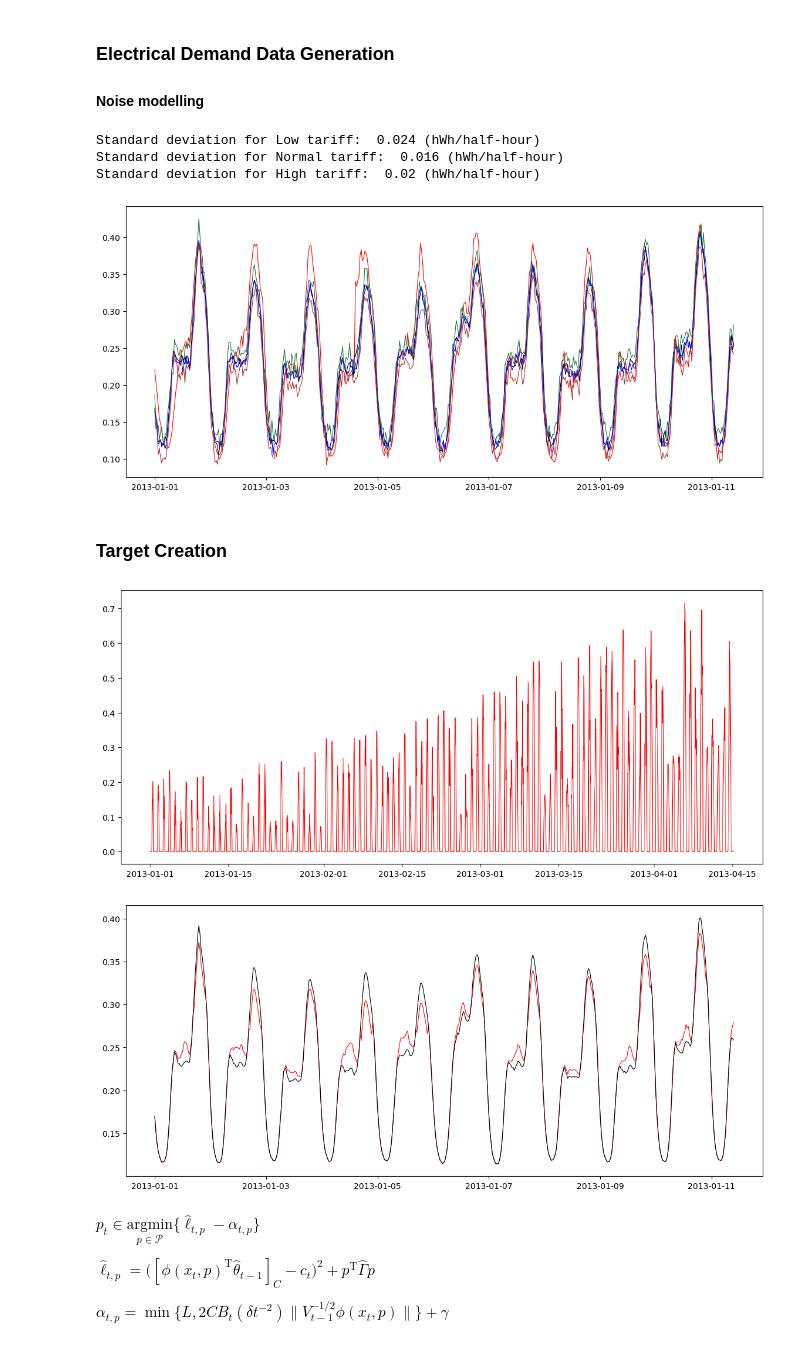
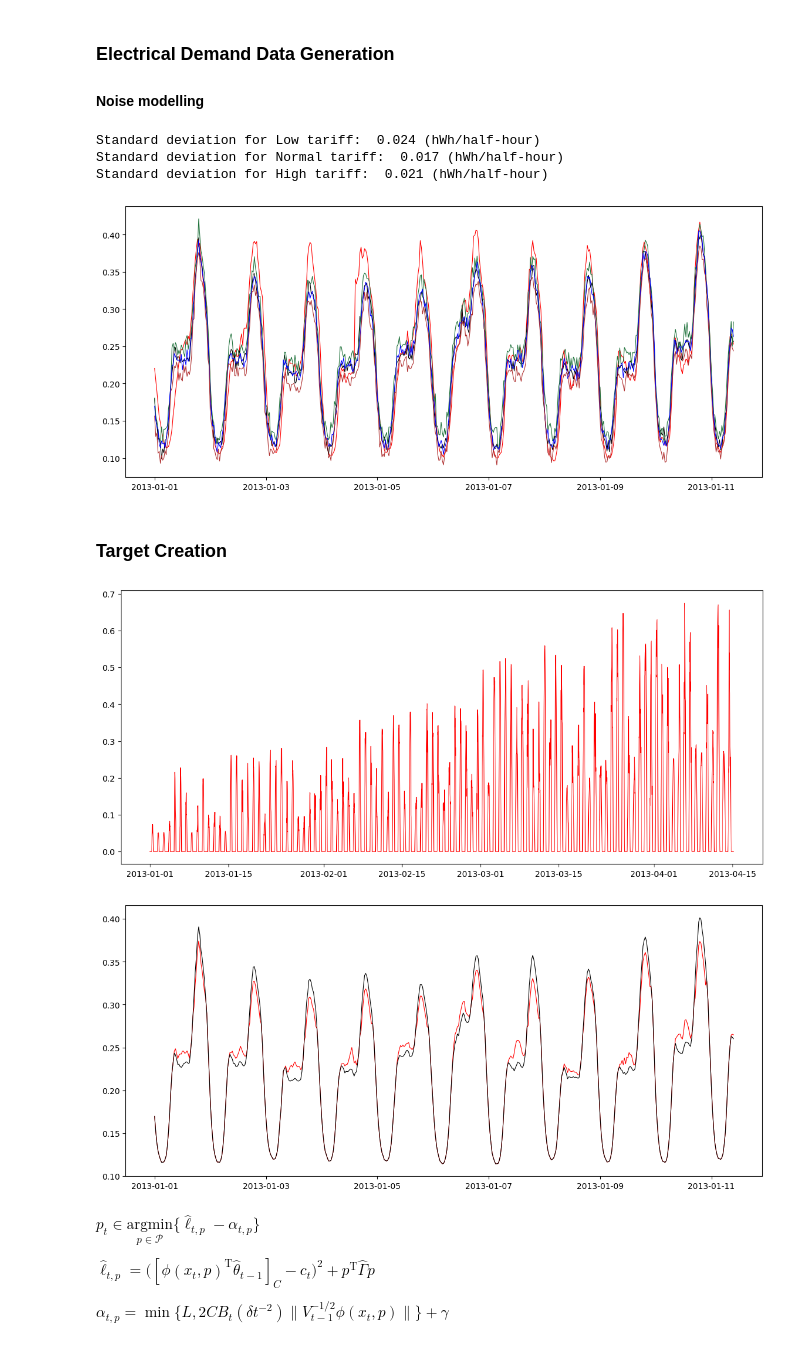
Before and after one commit to MargauxBregere/bandits_for_electricity_systems, a Jupyter notebook: target_tracking_bandit.ipynb, the cells around one changed output. Cells and saved outputs as stored; diff of their text form; code cells hidden in the pictures.

```diff
--- a/target_tracking_bandit.ipynb
+++ b/target_tracking_bandit.ipynb
@@ -67,7 +66,7 @@ def mapping_context(context):
                         smth[i] = alpha * smth[i - 1] + (1 - alpha) * vec[i]
             return smth
 
-    df['smoothed_temperature'] = exp_smooth(context['temperature'].to_numpy(), alpha= 0.998)
+    df['smoothed_temperature'] = exp_smooth(context['temperature'].to_numpy(), alpha= 0.99)
 
     # potential non-linearity for temperature
     df['heating_temperature2'] = (context['temperature'])**2
@@ -158,8 +155,8 @@ print('Standard deviation for Normal tariff: ', round(std_Normal,3), '(hWh/half-
 print('Standard deviation for High tariff: ', round(std_High,3), '(hWh/half-hour)')
 # %% [output]
 Standard deviation for Low tariff:  0.024 (hWh/half-hour)
-Standard deviation for Normal tariff:  0.016 (hWh/half-hour)
-Standard deviation for High tariff:  0.02 (hWh/half-hour)
+Standard deviation for Normal tariff:  0.017 (hWh/half-hour)
+Standard deviation for High tariff:  0.021 (hWh/half-hour)
 # %%
 def simulate_data(mapping_prices, theta, context_map, prices,  Gamma = np.diag([std_High**2, std_Normal**2, std_Low**2])):
     K = len(Gamma)
@@ -186,7 +183,7 @@ plt.show()
 
 # remark : normal noise is not the best modelling (AR / variance per half-hour etc.)
 # %% [output]
-[figure, old version]
+[figure, new version]
 # %%
 # Assumption 1, constant definitions
 Gamma = np.diag([std_High**2, std_Normal**2, std_Low**2])
@@ -264,7 +261,7 @@ n = 5000
 ax.plot(data.index[0:n], pv_profil[0:n], color='red', linewidth=0.8)
 plt.show()
 # %% [output]
-[figure, old version]
+[figure, new version]
 # %%
 def create_target(forecast_Normal, prop=0.3, hh_start = 17*2, hh_end = 22*2): # prop = quantity of integrated pv, hh_start = 18:00, hh_end = 22:00
     # maximum amount of integrated pv
@@ -277,35 +274,35 @@ def create_target(forecast_Normal, prop=0.3, hh_start = 17*2, hh_end = 22*2): #
     evening_mask_48 = (np.arange(48) >= hh_start) & (np.arange(48) < hh_end)
 
     dates = target.index.normalize()
     unique_days, day_idx = np.unique(dates.values, return_inverse=True)
     D = len(unique_days)
 
     target_d = target.values.reshape(D,48)
     y_d = forecast_Normal.values.reshape(D,48)
 
     S = y_d.sum(axis=1)    # original daily totals
     target_sum = target_d.sum(axis=1)       # after sunny uplift
     target_sum_peak = target_d[:, evening_mask_48].sum(axis=1)
 
     # (1 - p_e)*target_sum_peak + target_sum_non_peak = S  =>  p_e = (target_sum - S) / target_sum_peak
     p_e_raw = (target_sum - S) / target_sum_peak
     # clipping to keep a positive demand target
     p_e = np.clip(p_e_raw, 0.0, 1.0)
 
-
+    target_d = target_d.copy()
     target_d[:, evening_mask_48] *= (1.0 - p_e)[:, None]
     target = pd.Series(target_d.reshape(-1), index=forecast_Normal.index, name="target")
     return target
 
 target = create_target(forecast_Normal)
 
 fig, ax = plt.subplots(figsize=(14, 6))
 n = 500
 ax.plot(target.index[0:n], target[0:n], color='red', linewidth=0.8)
 ax.plot(data.index[0:n],  forecast_Normal[0:n], color='black', linewidth=0.8)
 plt.show()
 # %% [output]
-[figure, old version]
+[figure, new version]
 # %% [markdown]
 $p_t \in \underset{p\in\mathcal{P}}{\mathrm{argmin}} \{\hat{\ell}_{t,p} - \alpha_{t,p} \}$
 
```
Also changed, not shown: parts of 11 cells of this notebook, 16 other files.
